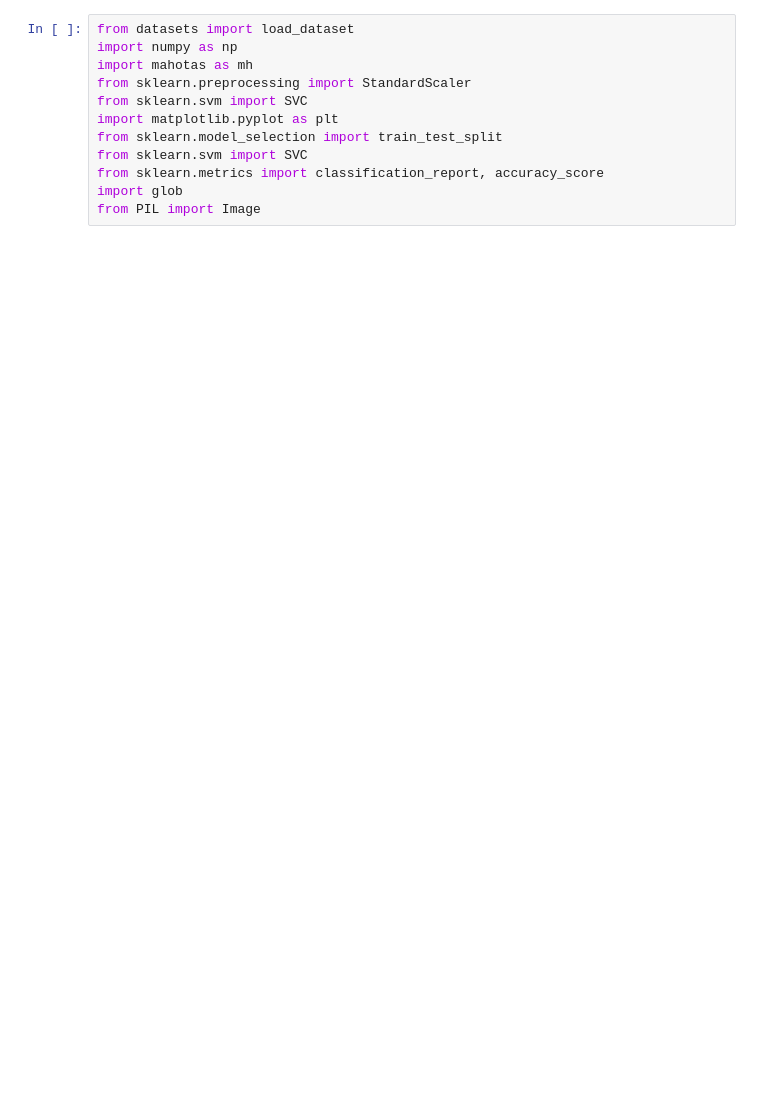
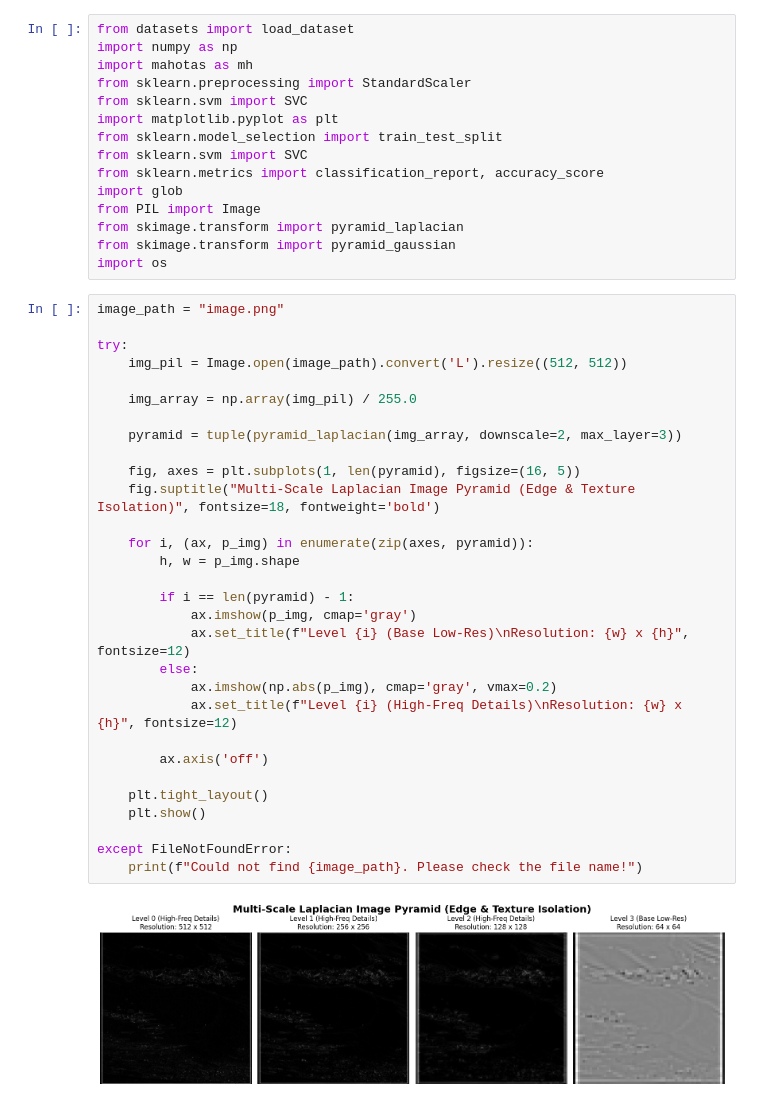
Before and after one commit to Shahad-Hossain/svm, a Jupyter notebook: main.ipynb, the cells around one changed output. Saved outputs shown, nothing was run; the diff lists cells and outputs as text; blank space fills up the shorter version.

```diff
--- a/main.ipynb
+++ b/main.ipynb
@@ -10,3 +10,38 @@ from sklearn.svm import SVC
 from sklearn.metrics import classification_report, accuracy_score
 import glob
 from PIL import Image
+from skimage.transform import pyramid_laplacian
+from skimage.transform import pyramid_gaussian
+import os
+# %%
+image_path = "image.png"
+
+try:
+    img_pil = Image.open(image_path).convert('L').resize((512, 512))
+
+    img_array = np.array(img_pil) / 255.0
+
+    pyramid = tuple(pyramid_laplacian(img_array, downscale=2, max_layer=3))
+
+    fig, axes = plt.subplots(1, len(pyramid), figsize=(16, 5))
+    fig.suptitle("Multi-Scale Laplacian Image Pyramid (Edge & Texture Isolation)", fontsize=18, fontweight='bold')
+
+    for i, (ax, p_img) in enumerate(zip(axes, pyramid)):
+        h, w = p_img.shape
+
+        if i == len(pyramid) - 1:
+            ax.imshow(p_img, cmap='gray')
+            ax.set_title(f"Level {i} (Base Low-Res)\nResolution: {w} x {h}", fontsize=12)
+        else:
+            ax.imshow(np.abs(p_img), cmap='gray', vmax=0.2)
+            ax.set_title(f"Level {i} (High-Freq Details)\nResolution: {w} x {h}", fontsize=12)
+
+        ax.axis('off')
+
+    plt.tight_layout()
+    plt.show()
+
+except FileNotFoundError:
+    print(f"Could not find {image_path}. Please check the file name!")
+# %% [output]
+[figure, added]
```
Also changed, not shown: parts of 5 cells of this notebook, 6 other files.
